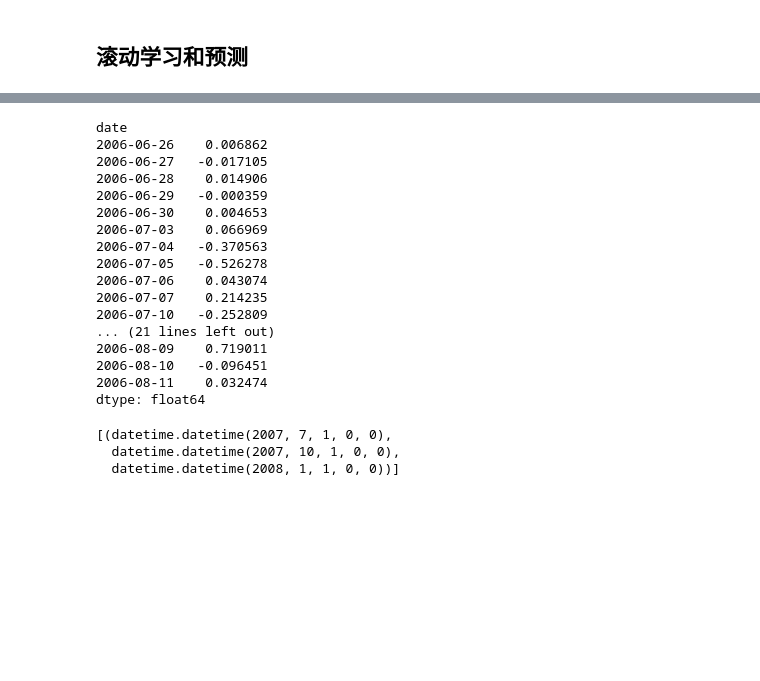
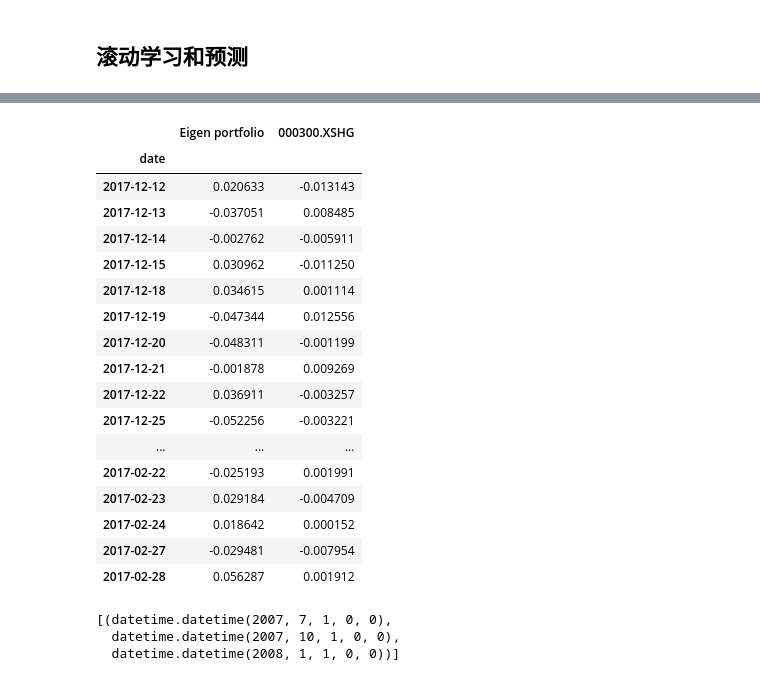
Before and after one commit to feynman0825/quant_research, a Jupyter notebook: pca_eigen_portfolios.ipynb, the cells around one changed output, grey strips where cells are left out. Cells and saved outputs as stored; diff of their text form; code cells hidden in the pictures; blank space fills up the shorter version.

```diff
--- a/pca_eigen_portfolios.ipynb
+++ b/pca_eigen_portfolios.ipynb
@@ -461,13 +494,13 @@ price_df = price_df[price_df.date>start_date]
 index_df = get_price([market_symbol],start_date=start_date, end_date=end_date)['close']
 # %%
 ## PCA权重每3月滚动更新
-start_date = datetime.datetime(2016,1,1)
+start_date = datetime.datetime(2010,1,1)
 end_date = datetime.datetime(2018,1,1)
 eigen_prtf_return = None
 var_threshold = 0.8
 na_threshold = 10
 max_levarage = 5
-generator = train_time_generator(start_date=start_date,end_date=end_date,delta=3)
+generator = train_time_generator(start_date=start_date,end_date=end_date,delta=3,step=3)
 for train_start,train_end,test_end in generator:
     print('Current training date:',train_start)
 
@@ -486,8 +519,9 @@ for train_start,train_end,test_end in generator:
     stock_tickers = [symbol for symbol,nulls in null_dict.items() if nulls < na_threshold]
 
     asset_returns = asset_returns[stock_tickers].fillna(0.0)
-    normed_returns = (asset_returns-asset_returns.mean())/asset_returns.std()
-    std = asset_returns.std()
+    mean = asset_returns[asset_returns.index < train_end].mean()
+    std = asset_returns[asset_returns.index < train_end].std()
+    normed_returns = (asset_returns-mean)/std
 
     n_periods = len(normed_returns)-1
     weights = exponent_weighting(n_periods, half_life = 30)
@@ -527,19 +561,21 @@ for train_start,train_end,test_end in generator:
     for i in range(num_eigenportfolios):
         if pca is not None:
             pcs = pca.components_
-            pc_w = pcs[:,i]/pcs[:,i].sum()
-            #pc_w = pcs[:,i]/std[stock_tickers]
+            #pc_w = pcs[:,i]/pcs[:,i].sum()
+            pc_w = pcs[:,i]/std[stock_tickers]
 #             pc_w = pc_w/pc_w.sum()
             col = 'weights_'+str(i)
-            if np.max(np.abs(pc_w)) > max_levarage:
-                #abnormal_eigen_vec_counts += 1
-                num_eigenportfolios = i
-                break
-            else:
-                eigen_prtf[col] = pc_w.squeeze()*100
+#             if np.max(np.abs(pc_w)) > max_levarage:
+#                 #abnormal_eigen_vec_counts += 1
+#                 num_eigenportfolios = i
+#                 break
+#             else:
+            eigen_prtf[col] = pc_w.squeeze()#*100
     #num_eigenportfolios -= abnormal_eigen_vec_counts
 
-    eigen_prtf_first_n = pd.DataFrame({'weights':eigen_prtf.sum(axis=1)/num_eigenportfolios},stock_tickers)
+#     eigen_prtf_first_n = pd.DataFrame({'weights':eigen_prtf.sum(axis=1)/num_eigenportfolios},stock_tickers)
+    eigen_prtf_first_n = pd.DataFrame({'weights':eigen_prtf.sum(axis=1)},stock_tickers)
+    eigen_prtf_first_n = eigen_prtf_first_n/eigen_prtf_first_n.sum().abs()*100
 
     if df_raw_test is not None:
         eigen_prtf_first_n_returns = np.dot(df_raw_test.loc[:, eigen_prtf_first_n.index], eigen_prtf_first_n / 100)
@@ -581,23 +637,25 @@ plt.show()
 # %%
-eigen_prtf_return[55:90]#.sort_values()
+#eigen_prtf_return[55:90]#.sort_values()
+df_plot[-50:]
 # %% [output]
-date
-2006-06-26    0.006862
-2006-06-27   -0.017105
-2006-06-28    0.014906
-2006-06-29   -0.000359
-2006-06-30    0.004653
-2006-07-03    0.066969
-2006-07-04   -0.370563
-2006-07-05   -0.526278
-2006-07-06    0.043074
-2006-07-07    0.214235
-2006-07-10   -0.252809
-... (21 lines left out)
-2006-08-09    0.719011
-2006-08-10   -0.096451
-2006-08-11    0.032474
-dtype: float64
+|  | Eigen portfolio | 000300.XSHG |
+| date |  |  |
+| 2017-12-12 | 0.020633 | -0.013143 |
+| 2017-12-13 | -0.037051 | 0.008485 |
+| 2017-12-14 | -0.002762 | -0.005911 |
+| 2017-12-15 | 0.030962 | -0.011250 |
+| 2017-12-18 | 0.034615 | 0.001114 |
+| 2017-12-19 | -0.047344 | 0.012556 |
+| 2017-12-20 | -0.048311 | -0.001199 |
+| 2017-12-21 | -0.001878 | 0.009269 |
+| 2017-12-22 | 0.036911 | -0.003257 |
+| 2017-12-25 | -0.052256 | -0.003221 |
+| ... | ... | ... |
+| 2017-02-22 | -0.025193 | 0.001991 |
+| 2017-02-23 | 0.029184 | -0.004709 |
+| 2017-02-24 | 0.018642 | 0.000152 |
+| 2017-02-27 | -0.029481 | -0.007954 |
+| 2017-02-28 | 0.056287 | 0.001912 |
 # %%
 start_date = datetime.datetime(2007,7,1)
 end_date = datetime.datetime(2007,10,1)
```
Also changed, not shown: parts of 16 cells of this notebook, 1 other file.
